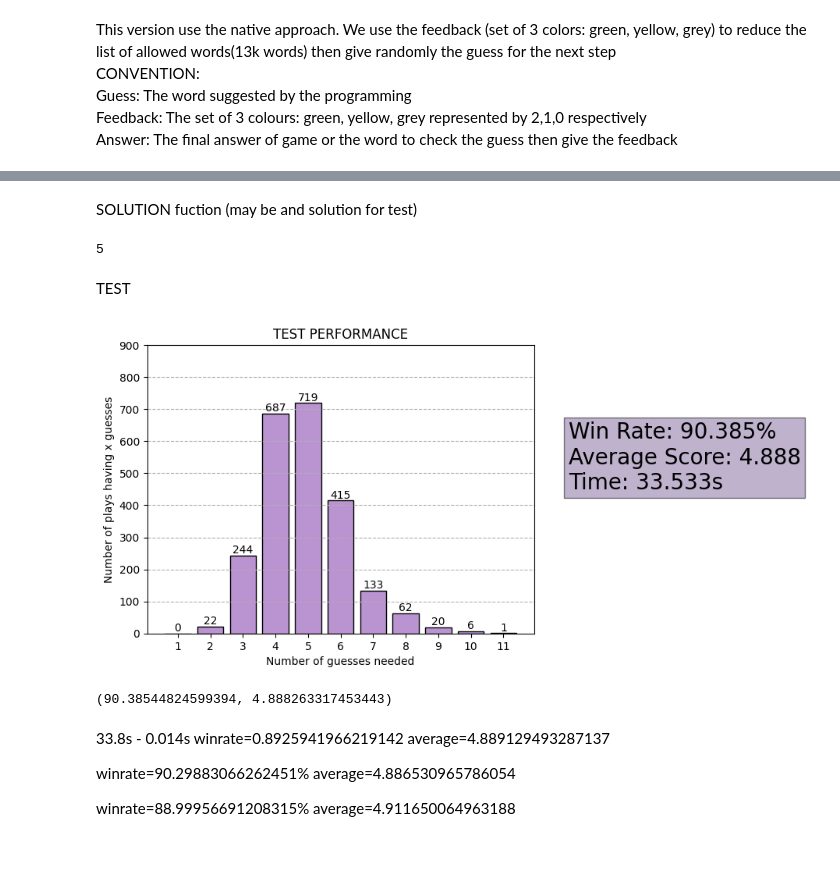
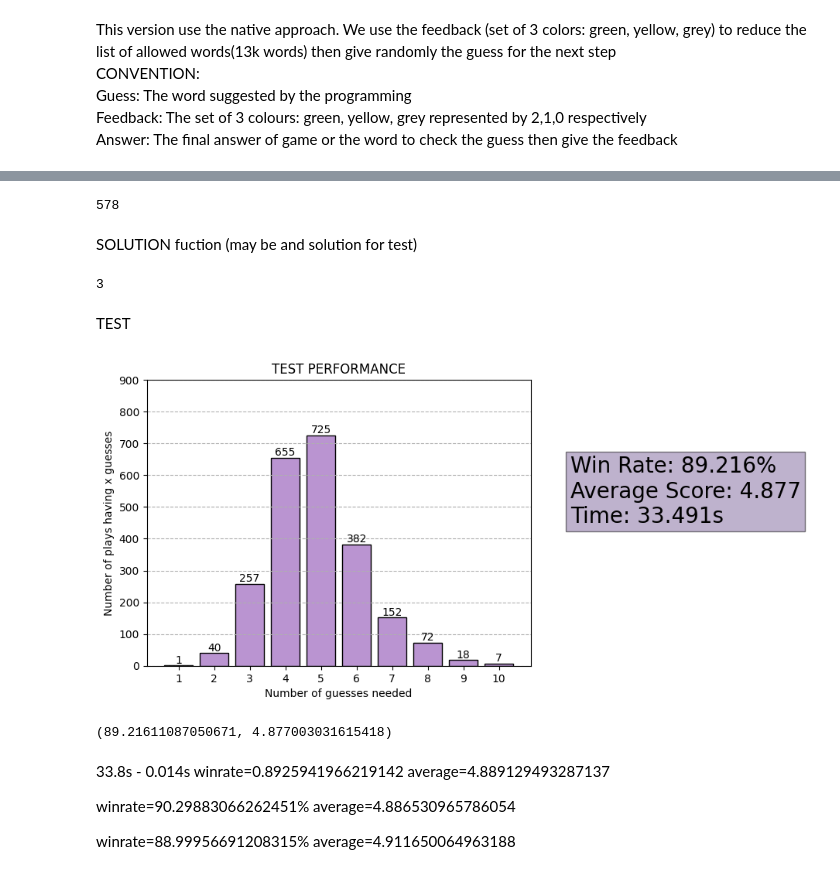
Before and after one commit to thiemcun203/wordle-project, a Jupyter notebook: random_native_wordle.ipynb, the cells around one changed output, grey strips where cells are left out. Saved outputs shown, nothing was run; the diff lists cells and outputs as text; code cells hidden in the pictures.

```diff
--- a/random_native_wordle.ipynb
+++ b/random_native_wordle.ipynb
@@ -6,10 +6,10 @@ Guess: The word suggested by the programming  <br />
 Feedback: The set of 3 colours: green, yellow, grey represented by 2,1,0 respectively  <br />
 Answer: The final answer of game or the word to check the guess then give the feedback
 # %%
-with open('allowed_words.txt','r') as file:
-    allowed_lst=[]
+with open('allowed_guesses.txt','r') as file:
+    allowed_guesses=[]
     for i in file:
-        allowed_lst.append(i[:5])
+        allowed_guesses.append(i[:5])
 # %%
 def get_feedback(guess:str,answer:str) -> list:
     """
@@ -60,6 +78,9 @@ def reduce_list(guess:str,feedback:list,word_list:list) ->list:
     '''
     return [word for word in word_list if get_feedback(guess,word)==feedback]
 # FixBug:compare guess to all possible answer word, (guess vs real answer ->fb, find in list a word have same fb,answer in possible list, word~answer)
+print(len(reduce_list('slate',[1,0,1,0,0],allowed_guesses)))
+# %% [output]
+578
 # %% [markdown]
 SOLUTION fuction (may be and solution for test)
 # %%
@@ -78,7 +99,7 @@ def solution_inputted_feedback(answer):
 # solution_inputted_feedback(answer)
 # %%
 def solution_for_test(answer):
-    word_list=allowed_lst
+    word_list=allowed_guesses
     k=0
     while True:
         k+=1
@@ -91,62 +112,67 @@ def solution_for_test(answer):
     return k
 print(solution_for_test('cutes'))
 # %% [output]
-5
+3
 # %% [markdown]
 TEST
 # %%
-def TestModel():
+def TestModel(RANDOM=False):
     '''This function give the bar chart with x(number of guesses needed) \n
     and y(number of plays having x guesses)'''
     import time
     t1=time.time()
-    with open("possible_words.txt","r") as file:
-        possible_lst=[]
+    with open("real_possible_answers.txt","r") as file:
+        real_possible_answers=[]
         for i in file:
-            possible_lst.append(i[:5])
+            real_possible_answers.append(i[:5])
 
     #Compute some vital factor: number of plays having x guesses, win rate, average score of 2,3k plays
     xMax=20 # may be posituve infinity number
     yMax=0
-    lst=[0]*xMax # list contains number of plays having x guesses
-    for word in possible_lst:
-        answer=word
+    lst=[0]*xMax
+    N=len(real_possible_answers)# list contains number of plays having x guesses
+
+    for word in real_possible_answers:
+        if not RANDOM:
+            answer=word
+        elif RANDOM:
+            answer=random.choice(real_possible_answers)
         NumberOfGuessesNeeded=solution_for_test(answer)
         lst[NumberOfGuessesNeeded]=lst[NumberOfGuessesNeeded]+1
-    N=len(possible_lst)
     winrate=sum(lst[1:7])/N*100
     average=sum([i*lst[i] for i in range(1,xMax)]) / N
+
 
     #VISUALIZATION
     import matplotlib.pyplot as plt
     for i in range(1,xMax):
         if lst[i] >=yMax: # because yMax always in (1,6)
             yMax=lst[i]
         if lst[i]==0 and i>6:
             xMax=i
             break
     yMax=(yMax//100+2)*100
     x=[str(i) for i in range(1,xMax)]
     y=[i for i in lst[1:xMax]]
     plt.ylim(0,yMax)
     plt.grid(axis='y',linestyle='--')
     plt.xlabel('Number of guesses needed')
     plt.ylabel('Number of plays having x guesses')
     plt.title('TEST PERFORMANCE')
     plt.bar(x,y, fc="#BA94D1", ec="black")
     for i in range(len(x)):
         plt.text(i, y[i], y[i], ha="center", va="bottom")
     t2=time.time()
     time=t2-t1
     plt.text(xMax,yMax/2, f'Win Rate: {winrate:.3f}%\nAverage Score: {average:.3f}\nTime: {time:.3f}s', fontsize = 20,
 		bbox = dict(facecolor = '#7F669D', alpha = 0.5))
     plt.show()
     return winrate,average
 #fix bug visualization, x,y...
-TestModel()
+TestModel(True)
 # %% [output]
-[figure, old version]
+[figure, new version]
-(90.38544824599394, 4.888263317453443)
+(89.21611087050671, 4.877003031615418)
 # %% [markdown]
 33.8s - 0.014s
 winrate=0.8925941966219142
```
Also changed, not shown: parts of 2 cells of this notebook, 1 other file.
